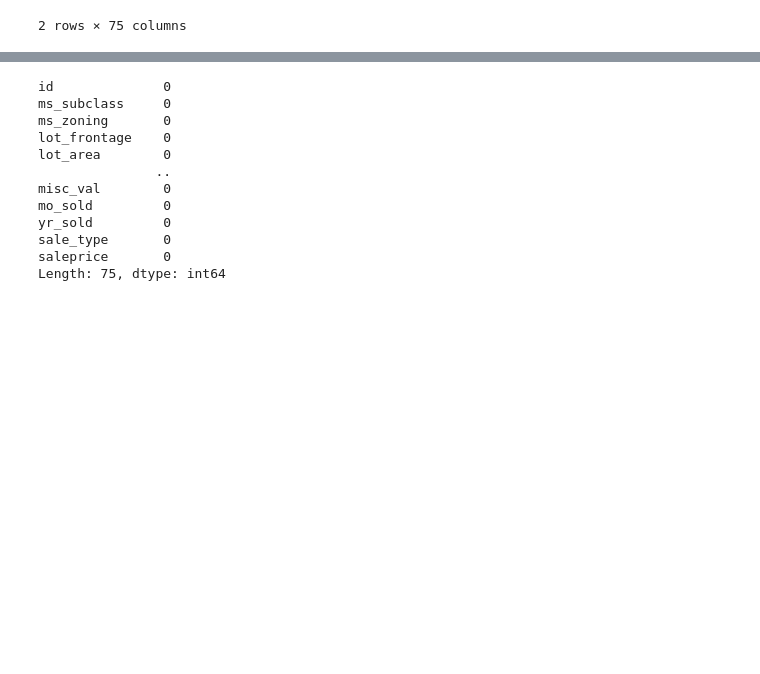
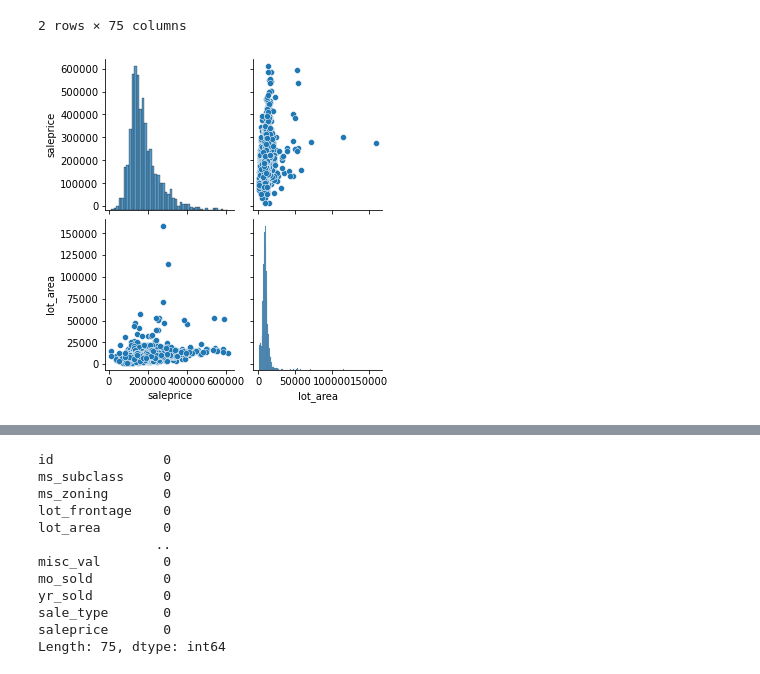
Before and after one commit to lynetteln/general-assembly-projects, a Jupyter notebook: project_2/proj 2-1.ipynb, the cells around one changed output, grey strips where cells are left out. Saved outputs shown, nothing was run; the diff lists cells and outputs as text; code cells hidden in the pictures; blank space fills up the shorter version.

```diff
--- a/project_2/proj 2-1.ipynb
+++ b/project_2/proj 2-1.ipynb
@@ -374 +403,7 @@ train[train['gr_liv_area']>4000]
 train.drop(train.index[[960,1885]], inplace=True)
+# %%
+#checking outliers for lot area
+saleprice_lotarea = train[['saleprice','lot_area']]
+sns.pairplot(saleprice_lotarea);
+# %% [output]
+[figure, added]
```
Also changed, not shown: parts of 68 cells of this notebook, 2 other files.
